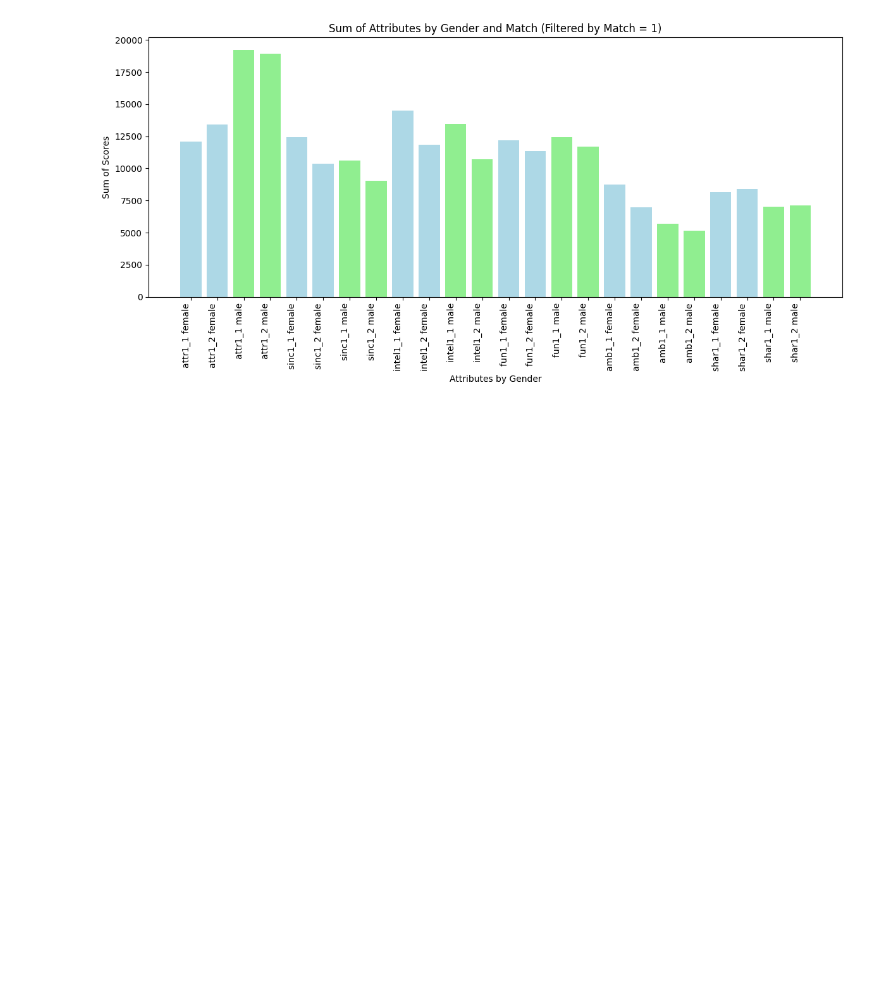
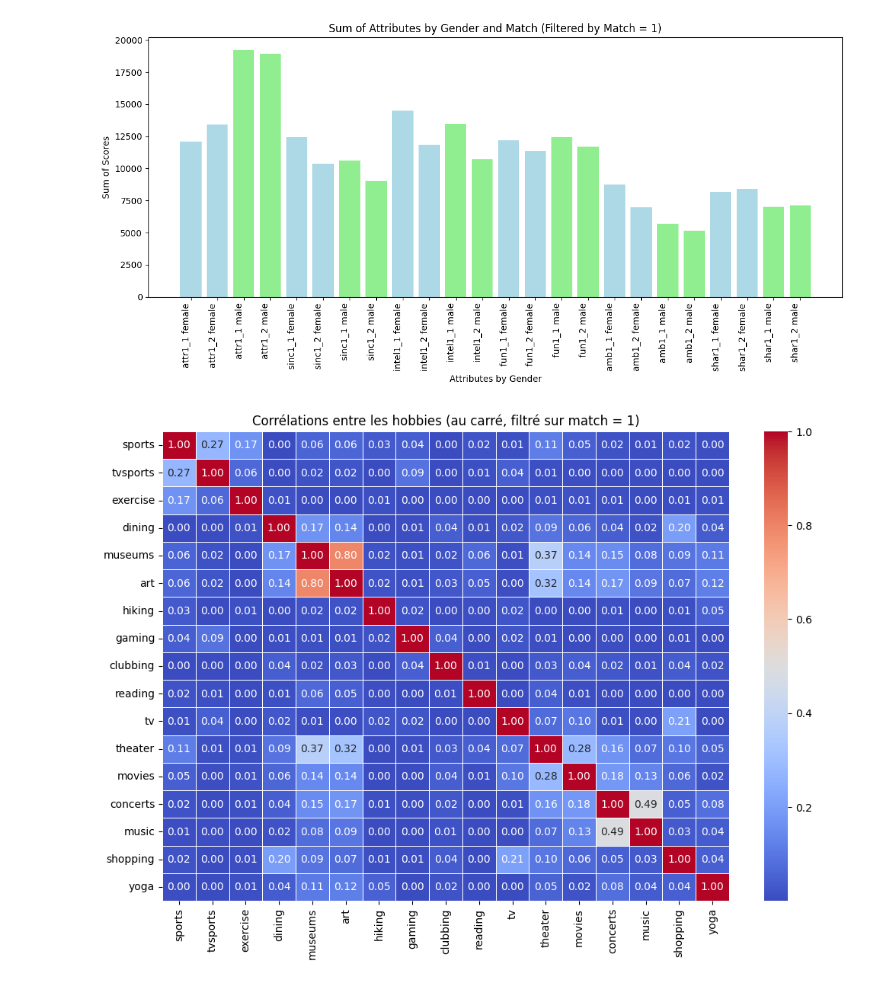
Before and after one commit to msche81/2-Jedha_Fullstack, a Jupyter notebook: 3_exploratory_data_analysis/5_project_speed_dating/Project_SpeedDating_EDA.ipynb, the cells around one changed output. Cells and saved outputs as stored; diff of their text form; code cells hidden in the pictures; blank space fills up the shorter version.

```diff
--- a/3_exploratory_data_analysis/5_project_speed_dating/Project_SpeedDating_EDA.ipynb
+++ b/3_exploratory_data_analysis/5_project_speed_dating/Project_SpeedDating_EDA.ipynb
@@ -882,3 +882,29 @@ plt.show()
 # a priori il faut se concentrer sur les interets
 # %% [output]
 [figure]
+# %%
+#corrélation interets filtre sur match = 1
+# Filtrer les données où 'match' est égal à 1
+df_match = df[df['match'] == 1]
+
+# Colonnes des hobbies
+hobbies_cols = ['sports', 'tvsports', 'exercise', 'dining', 'museums', 'art', 'hiking',
+                'gaming', 'clubbing', 'reading', 'tv', 'theater', 'movies', 'concerts',
+                'music', 'shopping', 'yoga']
+
+# Extraire les colonnes des hobbies du DataFrame filtré
+df_hobbies = df_match[hobbies_cols]
+
+# Calculer la matrice de corrélation
+corr_matrix = df_hobbies.corr()
+
+# Élever au carré la matrice de corrélation pour enlever les valeurs négatives
+corr_matrix_squared = corr_matrix ** 2
+
+# Visualiser la matrice de corrélation au carré avec une heatmap
+plt.figure(figsize=(12, 8))
+sns.heatmap(corr_matrix_squared, annot=True, cmap='coolwarm', fmt='.2f', linewidths=0.5)
+plt.title('Corrélations entre les hobbies (au carré, filtré sur match = 1)')
+plt.show()
+# %% [output]
+[figure, added]
```
Also changed, not shown: 2 other files.
